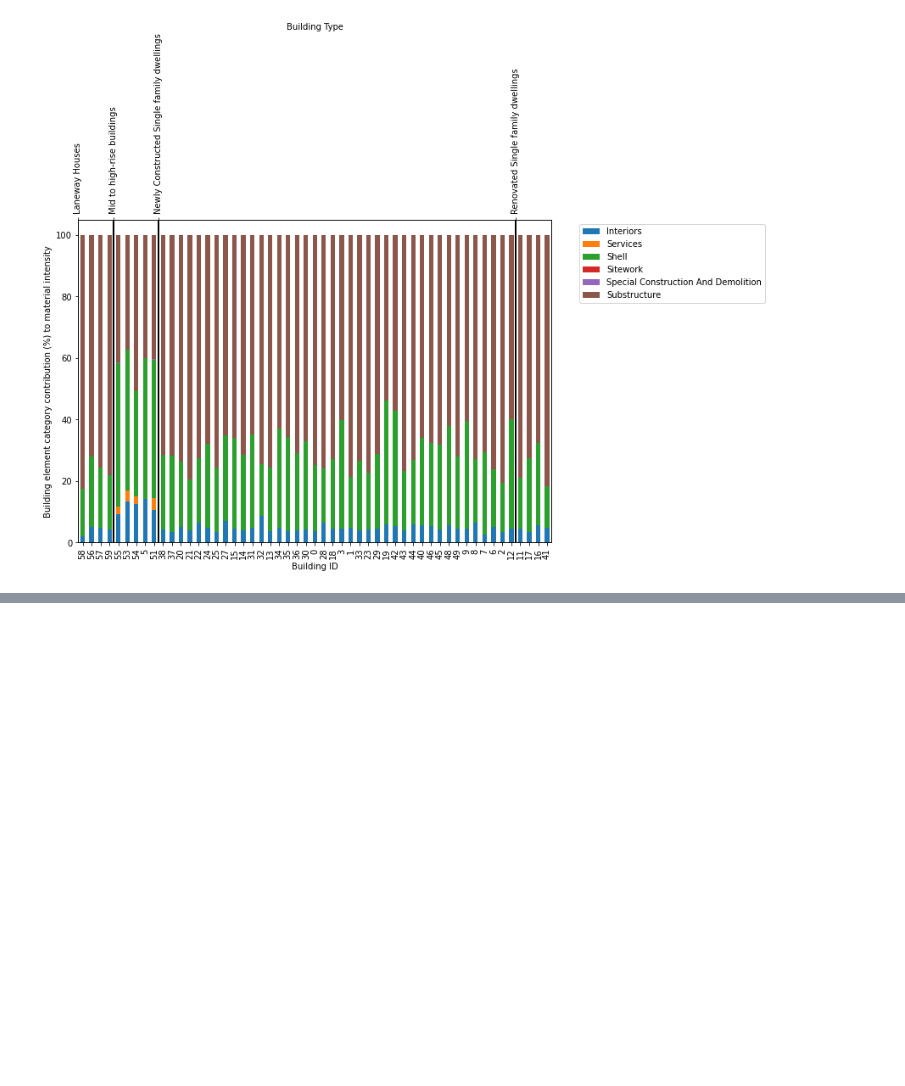
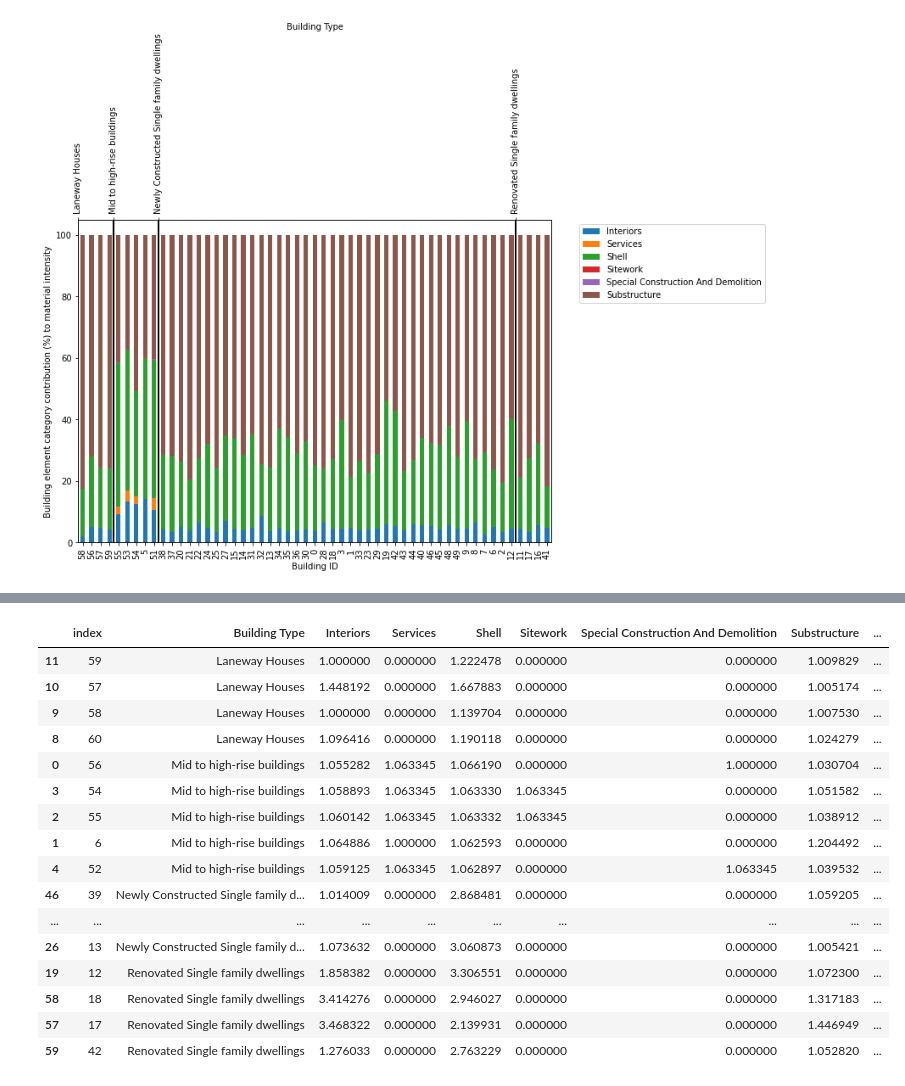
Before and after one commit to alexwolson/A-Construction-Classification-System-Database-for-Understanding-Resource-Use-in-Buildings, a Jupyter notebook: Sample Code/Sample.ipynb, the cells around one changed output, grey strips where cells are left out. Cells and saved outputs as stored; diff of their text form; code cells hidden in the pictures; blank space fills up the shorter version.

```diff
--- a/Sample Code/Sample.ipynb
+++ b/Sample Code/Sample.ipynb
@@ -618,0 +619,20 @@ plt.grid(color='black',linewidth=2)
+# %%
+toplot_out
+# %% [output]
+|  | index | Building Type | Interiors | Services | Shell | Sitework | Special Construction And Demolition | Substructure | ... |
+| 11 | 59 | Laneway Houses | 1.000000 | 0.000000 | 1.222478 | 0.000000 | 0.000000 | 1.009829 | ... |
+| 10 | 57 | Laneway Houses | 1.448192 | 0.000000 | 1.667883 | 0.000000 | 0.000000 | 1.005174 | ... |
+| 9 | 58 | Laneway Houses | 1.000000 | 0.000000 | 1.139704 | 0.000000 | 0.000000 | 1.007530 | ... |
+| 8 | 60 | Laneway Houses | 1.096416 | 0.000000 | 1.190118 | 0.000000 | 0.000000 | 1.024279 | ... |
+| 0 | 56 | Mid to high-rise buildings | 1.055282 | 1.063345 | 1.066190 | 0.000000 | 1.000000 | 1.030704 | ... |
+| 3 | 54 | Mid to high-rise buildings | 1.058893 | 1.063345 | 1.063330 | 1.063345 | 0.000000 | 1.051582 | ... |
+| 2 | 55 | Mid to high-rise buildings | 1.060142 | 1.063345 | 1.063332 | 1.063345 | 0.000000 | 1.038912 | ... |
+| 1 | 6 | Mid to high-rise buildings | 1.064886 | 1.000000 | 1.062593 | 0.000000 | 0.000000 | 1.204492 | ... |
+| 4 | 52 | Mid to high-rise buildings | 1.059125 | 1.063345 | 1.062897 | 0.000000 | 1.063345 | 1.039532 | ... |
+| 46 | 39 | Newly Constructed Single family d... | 1.014009 | 0.000000 | 2.868481 | 0.000000 | 0.000000 | 1.059205 | ... |
+| ... | ... | ... | ... | ... | ... | ... | ... | ... | ... |
+| 26 | 13 | Newly Constructed Single family d... | 1.073632 | 0.000000 | 3.060873 | 0.000000 | 0.000000 | 1.005421 | ... |
+| 19 | 12 | Renovated Single family dwellings | 1.858382 | 0.000000 | 3.306551 | 0.000000 | 0.000000 | 1.072300 | ... |
+| 58 | 18 | Renovated Single family dwellings | 3.414276 | 0.000000 | 2.946027 | 0.000000 | 0.000000 | 1.317183 | ... |
+| 57 | 17 | Renovated Single family dwellings | 3.468322 | 0.000000 | 2.139931 | 0.000000 | 0.000000 | 1.446949 | ... |
+| 59 | 42 | Renovated Single family dwellings | 1.276033 | 0.000000 | 2.763229 | 0.000000 | 0.000000 | 1.052820 | ... |
```
Also changed, not shown: parts of 3 cells of this notebook, 11 other files.
